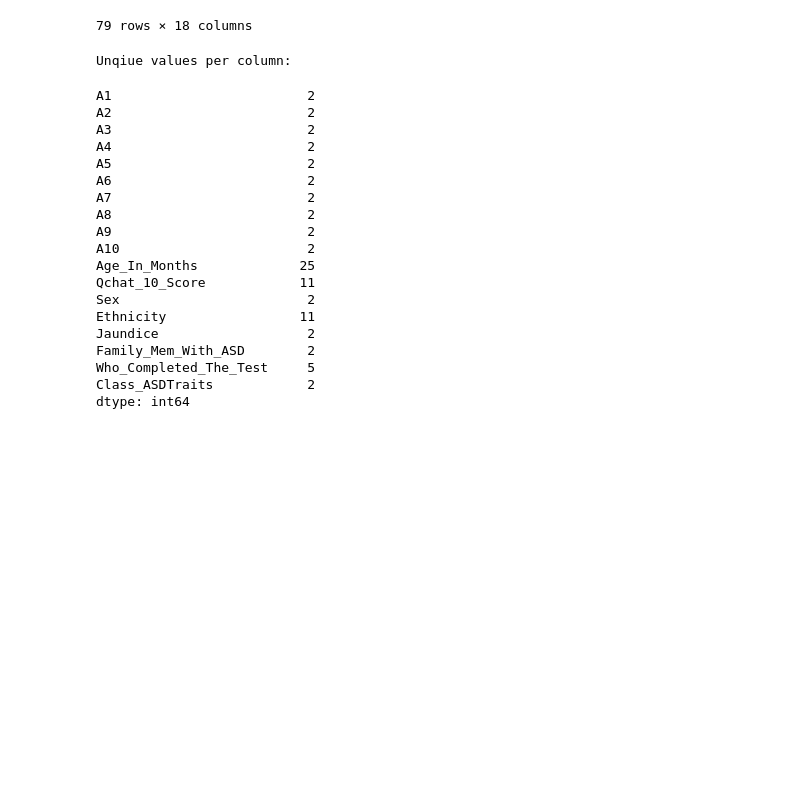
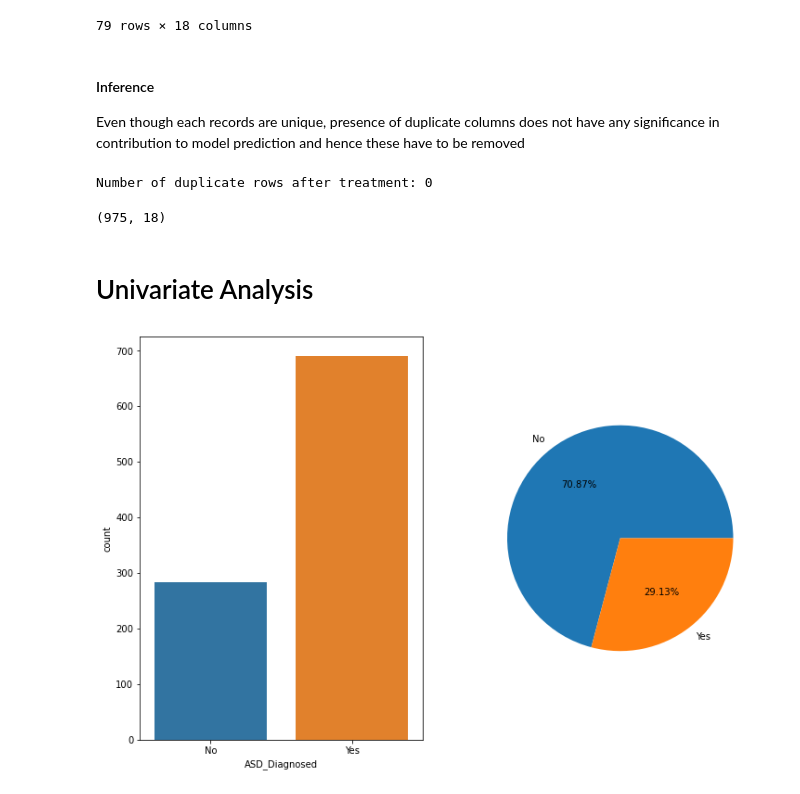
Before and after one commit to mp-balaji/Predicting-Autism-in-Toddlers-through-Machine-Learning, a Jupyter notebook: ASD_Prediction_EDA.ipynb, the cells around one changed output. Drawn from its saved outputs; the diff is of its cells as text; code cells hidden in the pictures; blank space fills up the shorter version.

```diff
--- a/ASD_Prediction_EDA.ipynb
+++ b/ASD_Prediction_EDA.ipynb
@@ -210,27 +236,39 @@ Number of duplicate rows: 79
 | 1026 | 0 | 0 | 0 | 0 | 0 | 0 | 0 | 0 | 0 | 1 | ... |
 | 1044 | 1 | 1 | 1 | 1 | 1 | 1 | 1 | 1 | 1 | 1 | ... |
 79 rows × 18 columns
-# %%
-print("Unqiue values per column:")
-df.nunique()
-# %% [output]
-Unqiue values per column:
-A1                         2
-A2                         2
-A3                         2
-A4                         2
-A5                         2
-A6                         2
-A7                         2
-A8                         2
-A9                         2
-A10                        2
-Age_In_Months             25
-Qchat_10_Score            11
-Sex                        2
-Ethnicity                 11
-Jaundice                   2
-Family_Mem_With_ASD        2
-Who_Completed_The_Test     5
-Class_ASDTraits            2
-dtype: int64
+# %% [markdown]
+#### Inference
+
+Even though each records are unique, presence of duplicate columns does not have any significance in contribution to model prediction and hence these have to be removed
+# %%
+# dropping the duplicate rows
+
+df = df.drop_duplicates()
+
+print("Number of duplicate rows after treatment:", df.duplicated().sum())
+# %% [output]
+Number of duplicate rows after treatment: 0
+# %%
+# checking the dimensions of the data
+
+df.shape
+# %% [output]
+(975, 18)
+# %% [markdown]
+# Univariate Analysis
+# %%
+# checking the target variable - accident severity for class imbalance
+
+plt.figure(figsize=(12,8))
+
+# bar plot
+
+ax1 = plt.subplot(1,2,1)
+countplot = sns.countplot(x=df['ASD_Diagnosed'])
+
+ax2 = plt.subplot(1,2,2)
+plt.pie(x=df['ASD_Diagnosed'].value_counts(), labels= list(df['ASD_Diagnosed'].unique()), autopct='%1.2f%%')
+
+plt.show()
+# %% [output]
+[figure, added]
```
Also changed, not shown: parts of 14 cells of this notebook.
